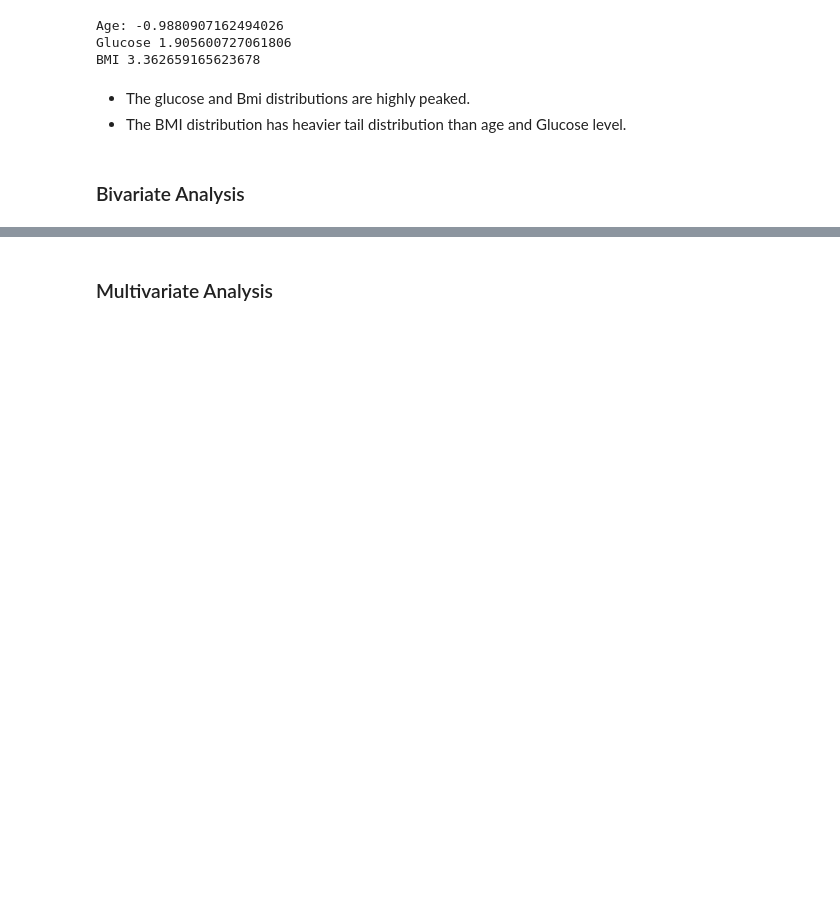
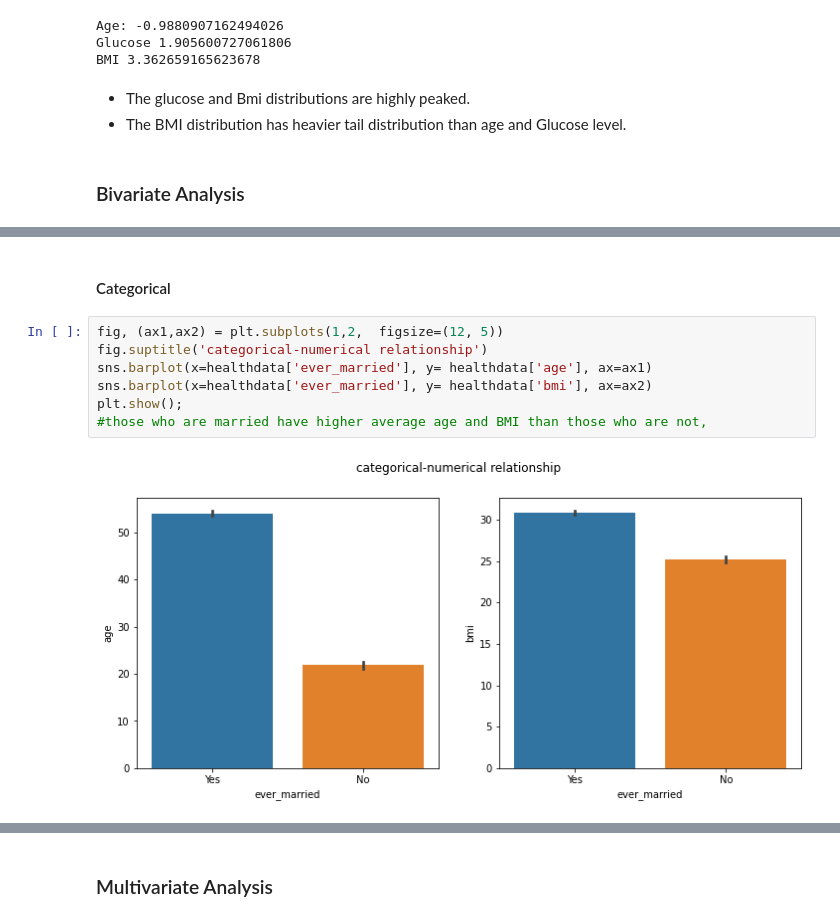
Before and after one commit to quincynjoroge/stroke-health-care-analysis, a Jupyter notebook: Stroke_Analysis.ipynb, the cells around one changed output, grey strips where cells are left out. Cells and saved outputs as stored; diff of their text form; blank space fills up the shorter version.

```diff
--- a/Stroke_Analysis.ipynb
+++ b/Stroke_Analysis.ipynb
@@ -523,0 +546,11 @@ BMI 3.362659165623678
+# %% [markdown]
+#### Categorical
+# %%
+fig, (ax1,ax2) = plt.subplots(1,2,  figsize=(12, 5))
+fig.suptitle('categorical-numerical relationship')
+sns.barplot(x=healthdata['ever_married'], y= healthdata['age'], ax=ax1)
+sns.barplot(x=healthdata['ever_married'], y= healthdata['bmi'], ax=ax2)
+plt.show();
+#those who are married have higher average age and BMI than those who are not,
+# %% [output]
+[figure, added]
```
Also changed, not shown: parts of 17 cells of this notebook.
